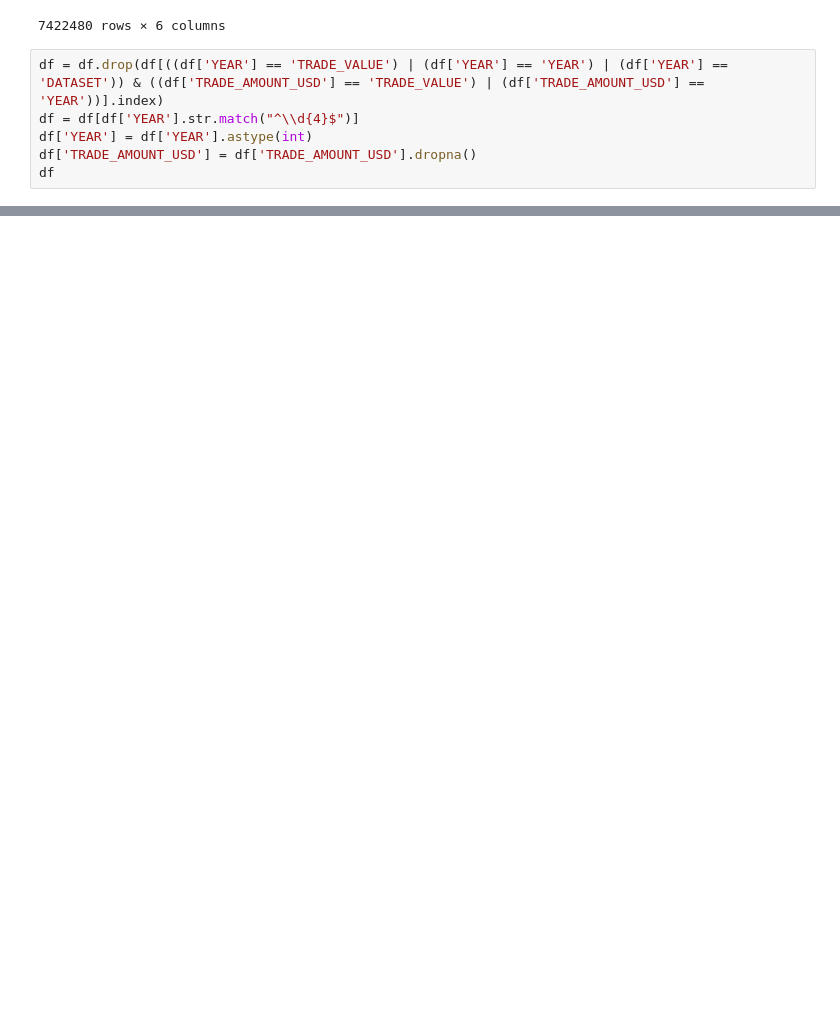
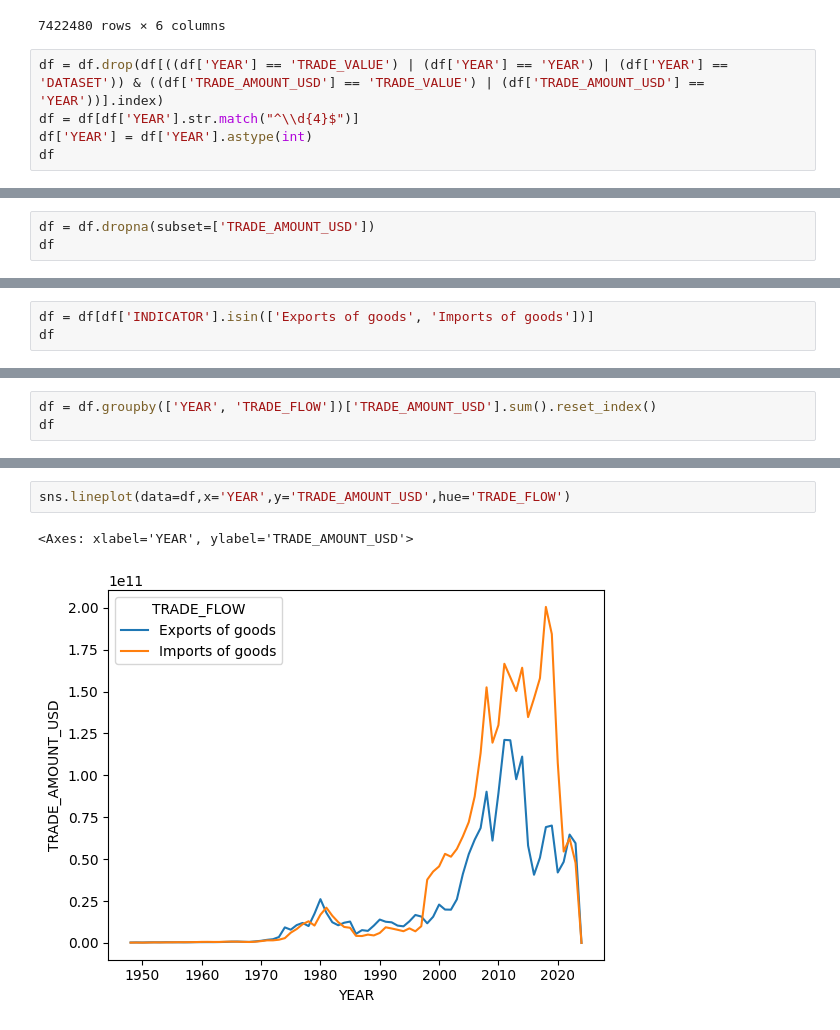
Before and after one commit to AlexxxGold/russia-global-trade, a Jupyter notebook: international_trade_in_goods.ipynb, the cells around one changed output, grey strips where cells are left out. Saved outputs shown, nothing was run; the diff lists cells and outputs as text; blank space fills up the shorter version.

```diff
--- a/international_trade_in_goods.ipynb
+++ b/international_trade_in_goods.ipynb
@@ -60,6 +60,5 @@ df
 df = df.drop(df[((df['YEAR'] == 'TRADE_VALUE') | (df['YEAR'] == 'YEAR') | (df['YEAR'] == 'DATASET')) & ((df['TRADE_AMOUNT_USD'] == 'TRADE_VALUE') | (df['TRADE_AMOUNT_USD'] == 'YEAR'))].index)
 df = df[df['YEAR'].str.match("^\\d{4}$")]
 df['YEAR'] = df['YEAR'].astype(int)
-df['TRADE_AMOUNT_USD'] = df['TRADE_AMOUNT_USD'].dropna()
 df
 # %% [output]
@@ -66,0 +78,3 @@ AttributeError: Can only use .str accessor with string values!
+# %%
+df = df.dropna(subset=['TRADE_AMOUNT_USD'])
+df
@@ -66,0 +95,3 @@ AttributeError: Can only use .str accessor with string values!
+# %%
+df = df[df['INDICATOR'].isin(['Exports of goods', 'Imports of goods'])]
+df
@@ -66,0 +112,3 @@ AttributeError: Can only use .str accessor with string values!
+# %%
+df = df.groupby(['YEAR', 'TRADE_FLOW'])['TRADE_AMOUNT_USD'].sum().reset_index()
+df
@@ -66,0 +129,5 @@ AttributeError: Can only use .str accessor with string values!
+# %%
+sns.lineplot(data=df,x='YEAR',y='TRADE_AMOUNT_USD',hue='TRADE_FLOW')
+# %% [output]
+<Axes: xlabel='YEAR', ylabel='TRADE_AMOUNT_USD'>
+[figure, added]
```
Also changed, not shown: parts of 5 cells of this notebook.
